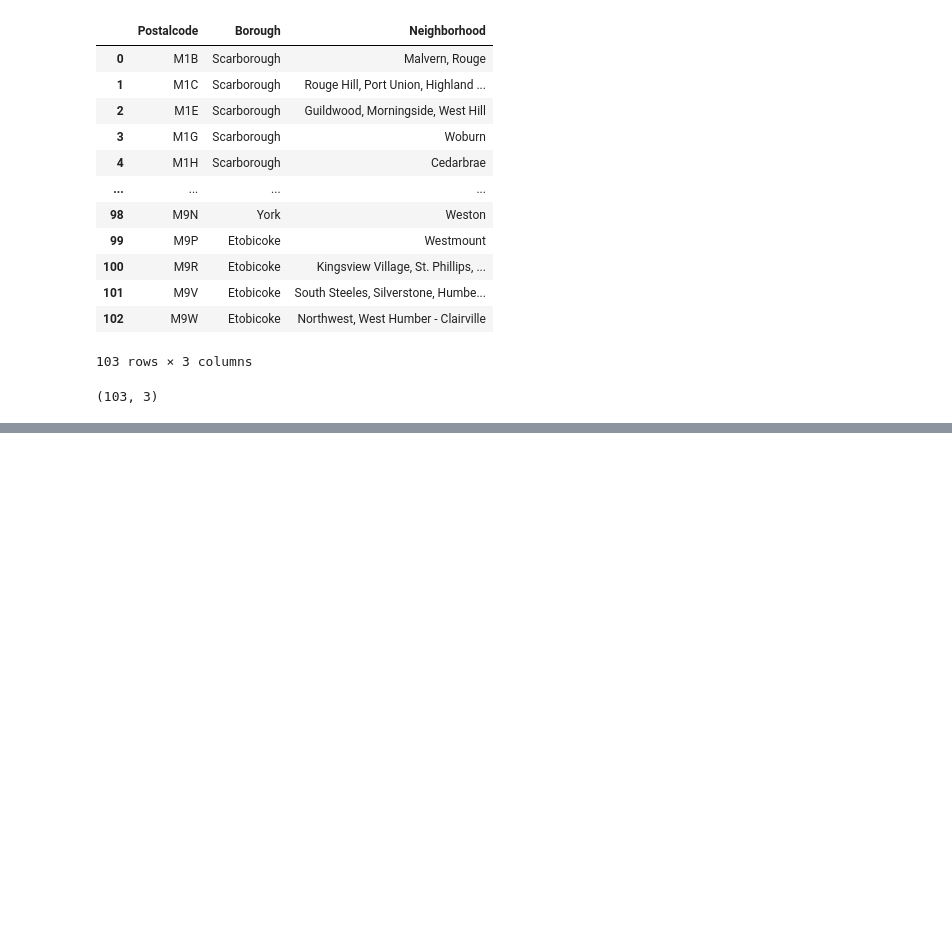
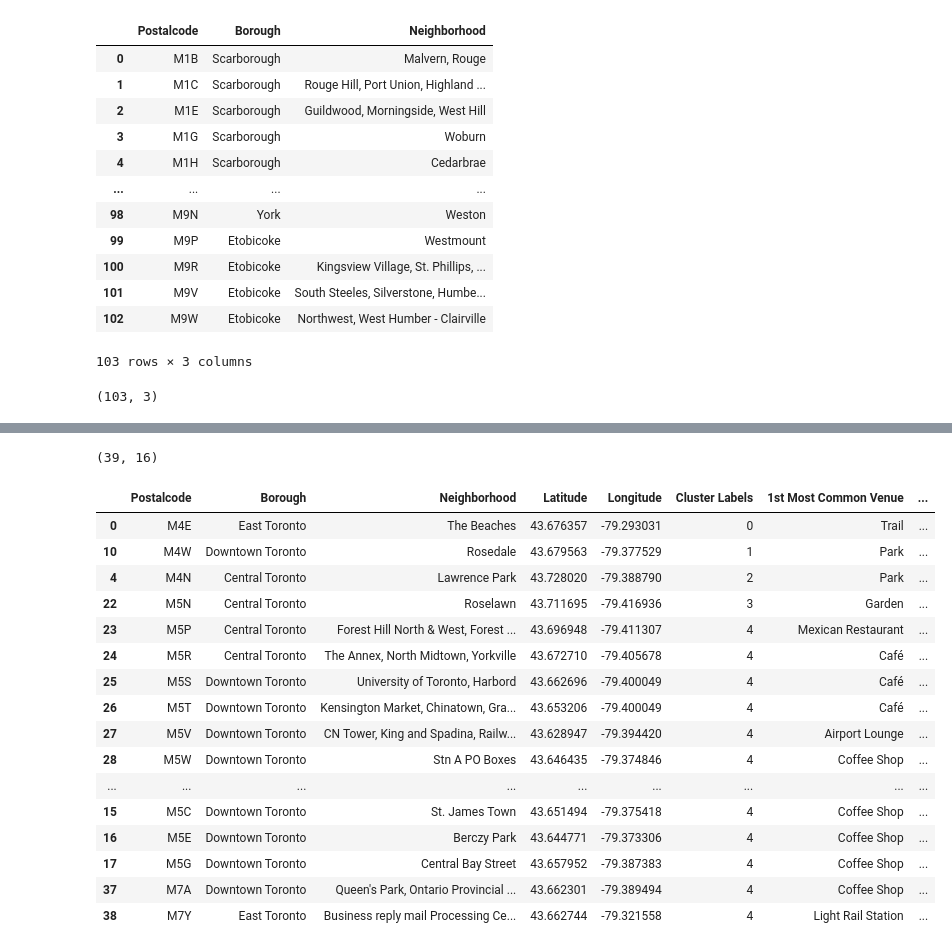
Before and after one commit to mynameiskenlee/Coursera_Capstone, a Jupyter notebook: Week 3 - Segmenting and Clustering Neighborhoods in Toronto.ipynb, the cells around one changed output, grey strips where cells are left out. Saved outputs shown, nothing was run; the diff lists cells and outputs as text; code cells hidden in the pictures; blank space fills up the shorter version.

```diff
--- a/Week 3 - Segmenting and Clustering Neighborhoods in Toronto.ipynb
+++ b/Week 3 - Segmenting and Clustering Neighborhoods in Toronto.ipynb
@@ -73,0 +372,10 @@ toronto_df_Final.shape
+# %%
+kclusters = 5
+
+toronto_grouped_clustering = toronto_grouped.drop(["PostalCode", "Borough", "Neighborhoods"], 1)
+
+# run k-means clustering
+kmeans = KMeans(n_clusters=kclusters, random_state=0).fit(toronto_grouped_clustering)
+
+# check cluster labels generated for each row in the dataframe
+kmeans.labels_[0:10]
@@ -73,0 +384,11 @@ toronto_df_Final.shape
+# %%
+toronto_merged = merged_df_new.copy()
+
+# add clustering labels
+toronto_merged["Cluster Labels"] = kmeans.labels_
+
+# merge toronto_grouped with toronto_data to add latitude/longitude for each neighborhood
+toronto_merged = toronto_merged.join(neighborhoods_venues_sorted.drop(["Borough", "Neighborhoods"], 1).set_index("PostalCode"), on="Postalcode")
+
+print(toronto_merged.shape)
+toronto_merged.head()
@@ -73,0 +403,23 @@ toronto_df_Final.shape
+# %%
+print(toronto_merged.shape)
+toronto_merged.sort_values(["Cluster Labels"], inplace=True)
+toronto_merged
+# %% [output]
+(39, 16)
+|  | Postalcode | Borough | Neighborhood | Latitude | Longitude | Cluster Labels | 1st Most Common Venue | ... |
+| 0 | M4E | East Toronto | The Beaches | 43.676357 | -79.293031 | 0 | Trail | ... |
+| 10 | M4W | Downtown Toronto | Rosedale | 43.679563 | -79.377529 | 1 | Park | ... |
+| 4 | M4N | Central Toronto | Lawrence Park | 43.728020 | -79.388790 | 2 | Park | ... |
+| 22 | M5N | Central Toronto | Roselawn | 43.711695 | -79.416936 | 3 | Garden | ... |
+| 23 | M5P | Central Toronto | Forest Hill North & West, Forest ... | 43.696948 | -79.411307 | 4 | Mexican Restaurant | ... |
+| 24 | M5R | Central Toronto | The Annex, North Midtown, Yorkville | 43.672710 | -79.405678 | 4 | Café | ... |
+| 25 | M5S | Downtown Toronto | University of Toronto, Harbord | 43.662696 | -79.400049 | 4 | Café | ... |
+| 26 | M5T | Downtown Toronto | Kensington Market, Chinatown, Gra... | 43.653206 | -79.400049 | 4 | Café | ... |
+| 27 | M5V | Downtown Toronto | CN Tower, King and Spadina, Railw... | 43.628947 | -79.394420 | 4 | Airport Lounge | ... |
+| 28 | M5W | Downtown Toronto | Stn A PO Boxes | 43.646435 | -79.374846 | 4 | Coffee Shop | ... |
+| ... | ... | ... | ... | ... | ... | ... | ... | ... |
+| 15 | M5C | Downtown Toronto | St. James Town | 43.651494 | -79.375418 | 4 | Coffee Shop | ... |
+| 16 | M5E | Downtown Toronto | Berczy Park | 43.644771 | -79.373306 | 4 | Coffee Shop | ... |
+| 17 | M5G | Downtown Toronto | Central Bay Street | 43.657952 | -79.387383 | 4 | Coffee Shop | ... |
+| 37 | M7A | Downtown Toronto | Queen's Park, Ontario Provincial ... | 43.662301 | -79.389494 | 4 | Coffee Shop | ... |
+| 38 | M7Y | East Toronto | Business reply mail Processing Ce... | 43.662744 | -79.321558 | 4 | Light Rail Station | ... |
```
Also changed, not shown: parts of 32 cells of this notebook.
